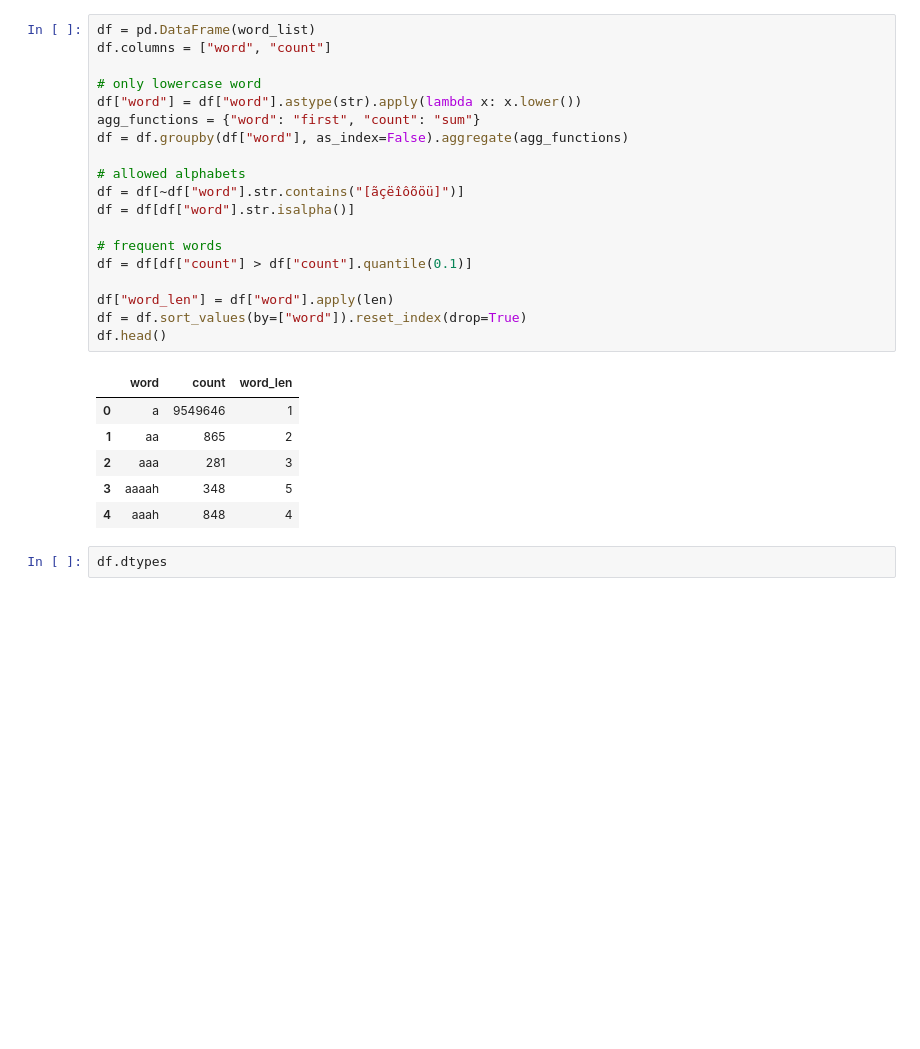
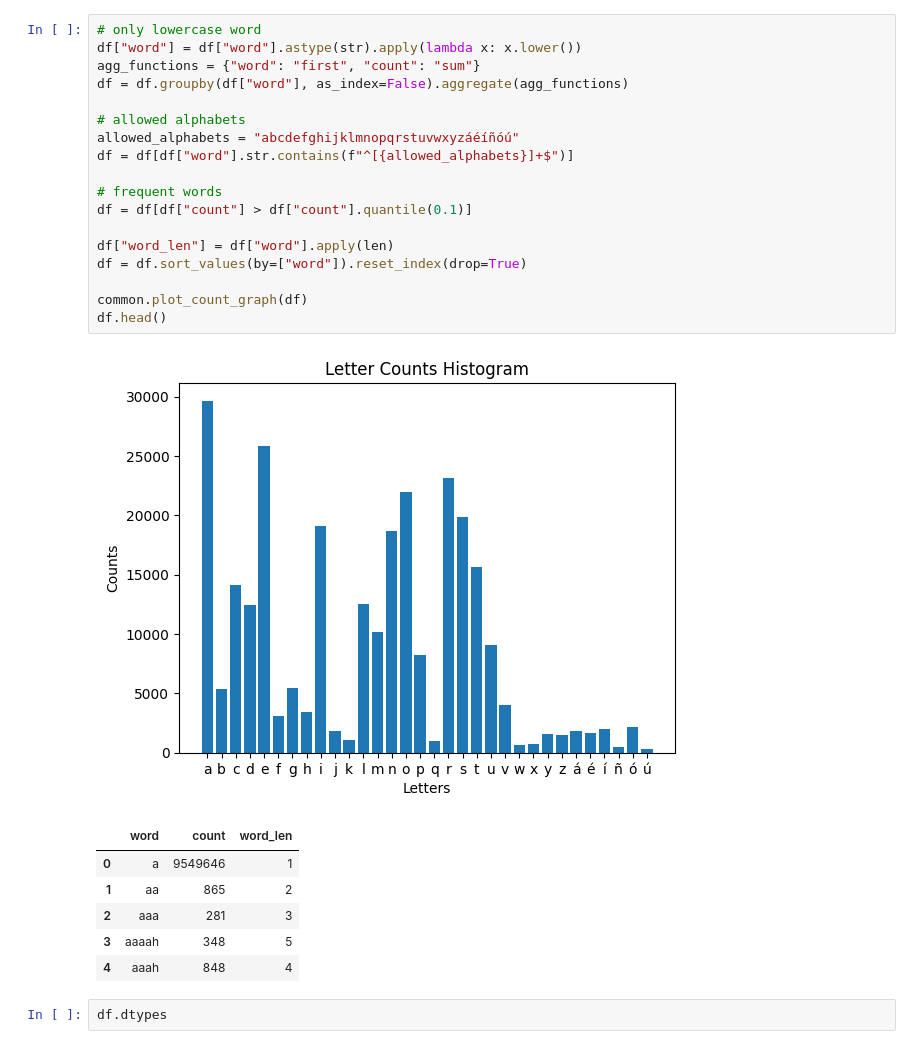
Before and after one commit to KaFaiFai/analyze_word, a Jupyter notebook: analyze_words_es.ipynb, the cells around one changed output. Cells and saved outputs as stored; diff of their text form; blank space fills up the shorter version.

```diff
--- a/analyze_words_es.ipynb
+++ b/analyze_words_es.ipynb
@@ -25,23 +28,23 @@ with open(r"word_list\spanish\es_50k.txt", encoding="utf-8") as file:
 # %%
-df = pd.DataFrame(word_list)
-df.columns = ["word", "count"]
-
 # only lowercase word
 df["word"] = df["word"].astype(str).apply(lambda x: x.lower())
 agg_functions = {"word": "first", "count": "sum"}
 df = df.groupby(df["word"], as_index=False).aggregate(agg_functions)
 
 # allowed alphabets
-df = df[~df["word"].str.contains("[ãçëîôõöü]")]
-df = df[df["word"].str.isalpha()]
+allowed_alphabets = "abcdefghijklmnopqrstuvwxyzáéíñóú"
+df = df[df["word"].str.contains(f"^[{allowed_alphabets}]+$")]
 
 # frequent words
 df = df[df["count"] > df["count"].quantile(0.1)]
 
 df["word_len"] = df["word"].apply(len)
 df = df.sort_values(by=["word"]).reset_index(drop=True)
+
+common.plot_count_graph(df)
 df.head()
 # %% [output]
+[figure, added]
 |  | word | count | word_len |
 | 0 | a | 9549646 | 1 |
 | 1 | aa | 865 | 2 |
```
Also changed, not shown: parts of 7 cells of this notebook, 8 other files.
